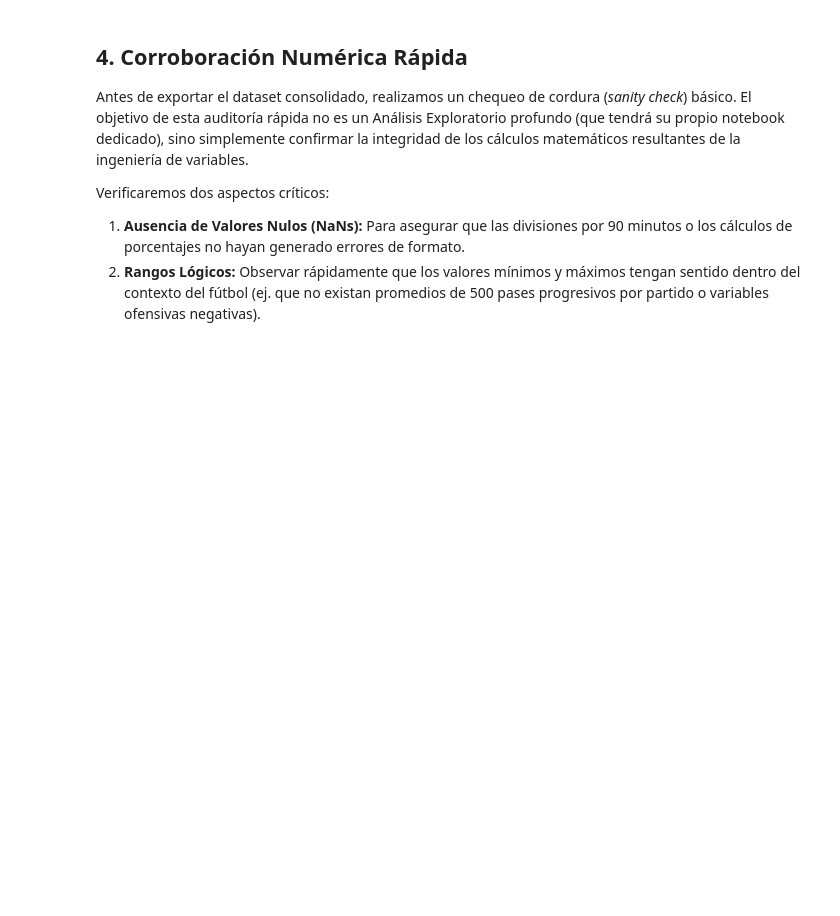
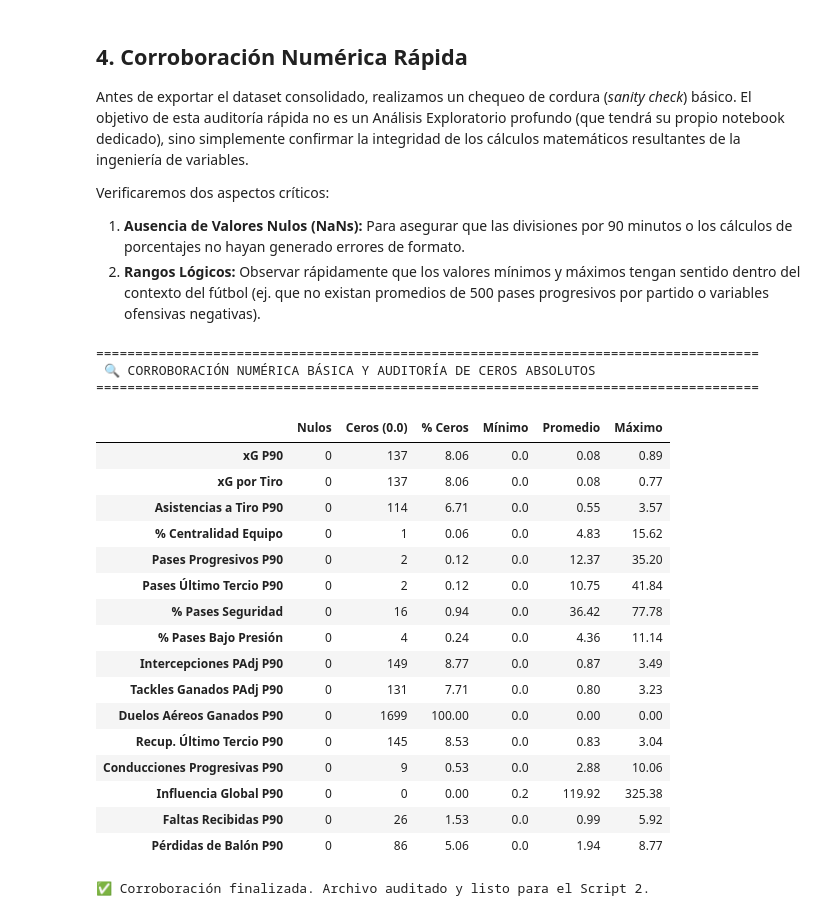
Before and after one commit to maximilianorivas17-commits/Futbol-scouting-con-IA-SOM, a Jupyter notebook: notebooks/v2_pipeline_avanzado/01_Descarga_e_Ingenieria_de_Variables.ipynb, the cells around one changed output. Drawn from its saved outputs; the diff is of its cells as text; code cells hidden in the pictures; blank space fills up the shorter version.

```diff
--- a/notebooks/v2_pipeline_avanzado/01_Descarga_e_Ingenieria_de_Variables.ipynb
+++ b/notebooks/v2_pipeline_avanzado/01_Descarga_e_Ingenieria_de_Variables.ipynb
@@ -333,7 +341,10 @@ for liga, ids in ligas_top.items():
 print(f"\n\n✅ Extracción finalizada. Total partidos reales analizados: {total_partidos_procesados}")
 print("Consolidando modelo global...")
 
-# --- FASE 2: REDUCCIÓN Y CONSOLIDACIÓN ---
+
+
+# --- FASE 2 CORREGIDA: REDUCCIÓN Y CONSOLIDACIÓN ---
+
 # Minutos
 df_min = pd.concat(lista_minutos)
 minutos_totales = df_min.groupby('player')['minute'].sum().reset_index().rename(columns={'minute': 'minutos_jugados'})
@@ -345,7 +356,7 @@ df_pos = pd.merge(df_pos, pases_partido, on='match_id')
 df_pos['pos_partido'] = (df_pos['pases'] / df_pos['totales']) * 100
 posesion_media = df_pos.groupby('team')['pos_partido'].mean().reset_index(name='posesion_media')
 
-# Estadísticas Generales
+# 🚨 AQUÍ ESTABA EL ERROR: Faltaba volver a declarar estas variables
 df_stats_all = pd.concat(lista_stats)
 cols_a_sumar = [
     'influencia_total', 'pases_totales', 'pases_progresivos', 'pases_ultimo_tercio',
@@ -354,15 +365,21 @@ cols_a_sumar = [
     'duelos_aereos_ganados', 'conducciones_prog', 'perdidas_balon', 'faltas_recibidas'
 ]
 
-# --- MODIFICADO: Agrupar manteniendo la info de liga y posición ---
-df_stats = df_stats_all.groupby(['player', 'team', 'competition_name', 'position_detail'])[cols_a_sumar].sum().reset_index()
+# 1. Obtenemos la "Posición Principal" (la que más veces jugó en la temporada)
+posiciones_principales = df_stats_all.groupby(['player', 'team', 'competition_name'])['position_detail'].agg(
+    lambda x: x.value_counts().index[0]
+).reset_index()
 
-# Si un jugador jugó en varias posiciones durante la temporada, nos quedamos con su registro principal para evitar duplicados
-df_stats = df_stats.drop_duplicates(subset=['player', 'team'], keep='first')
+# 2. Sumamos TODAS las métricas del jugador, sin importar en cuántas posiciones rotó
+df_stats = df_stats_all.groupby(['player', 'team', 'competition_name'])[cols_a_sumar].sum().reset_index()
+
+# 3. Unimos las métricas totales con su posición principal
+df_stats = pd.merge(df_stats, posiciones_principales, on=['player', 'team', 'competition_name'])
 
 # Cruce Maestro
 perfiles = pd.merge(df_stats, minutos_totales, on='player')
 perfiles = pd.merge(perfiles, posesion_media, on='team')
+
 
 # --- FASE 3: CÁLCULO DE LAS 16 VARIABLES DEFINITIVAS (Filtro >= 900 min) ---
 perfiles = perfiles[perfiles['minutos_jugados'] >= 900].copy()
@@ -438,36 +465,63 @@ Verificaremos dos aspectos críticos:
 # %%
 import pandas as pd
 from IPython.display import display
 
-print("="*60)
-print(" 🔍 CORROBORACIÓN NUMÉRICA BÁSICA")
-print("="*60)
+print("="*85)
+print(" 🔍 CORROBORACIÓN NUMÉRICA BÁSICA Y AUDITORÍA DE CEROS ABSOLUTOS")
+print("="*85)
 
 # Definir las 16 columnas analíticas
 columnas_modelo = [
     'xG P90', 'xG por Tiro', 'Asistencias a Tiro P90',
     '% Centralidad Equipo', 'Pases Progresivos P90', 'Pases Último Tercio P90',
     '% Pases Seguridad', '% Pases Bajo Presión',
     'Intercepciones PAdj P90', 'Tackles Ganados PAdj P90',
     'Duelos Aéreos Ganados P90', 'Recup. Último Tercio P90',
     'Conducciones Progresivas P90', 'Influencia Global P90',
     'Faltas Recibidas P90', 'Pérdidas de Balón P90'
 ]
 
 # Generar el resumen descriptivo
 resumen_rapido = df_modelo_final[columnas_modelo].describe().T
 
 # Agregar conteo de valores nulos
 resumen_rapido['Valores Nulos'] = df_modelo_final[columnas_modelo].isnull().sum()
 
-# Filtrar solo las columnas esenciales para una revisión rápida
-resumen_rapido = resumen_rapido[['Valores Nulos', 'min', 'mean', 'max']]
-resumen_rapido.columns = ['Nulos', 'Mínimo', 'Promedio', 'Máximo']
+# 🚨 NUEVO: Conteo de Ceros Absolutos y su Porcentaje
+total_jugadores = len(df_modelo_final)
+resumen_rapido['Ceros Absolutos'] = (df_modelo_final[columnas_modelo] == 0.0).sum()
+resumen_rapido['% Ceros'] = (resumen_rapido['Ceros Absolutos'] / total_jugadores) * 100
 
-# Mostrar la tabla
-display(resumen_rapido.round(3))
+# Filtrar y ordenar las columnas para una revisión rápida
+resumen_rapido = resumen_rapido[['Valores Nulos', 'Ceros Absolutos', '% Ceros', 'min', 'mean', 'max']]
+resumen_rapido.columns = ['Nulos', 'Ceros (0.0)', '% Ceros', 'Mínimo', 'Promedio', 'Máximo']
 
-print("\n✅ Corroboración finalizada. Archivo exportado y listo para el Script 2 (EDA Exhaustivo).")
+# Mostrar la tabla con formato a 2 decimales
+display(resumen_rapido.round(2))
+
+print("\n✅ Corroboración finalizada. Archivo auditado y listo para el Script 2.")
+# %% [output]
+=====================================================================================
+ 🔍 CORROBORACIÓN NUMÉRICA BÁSICA Y AUDITORÍA DE CEROS ABSOLUTOS
+=====================================================================================
+|  | Nulos | Ceros (0.0) | % Ceros | Mínimo | Promedio | Máximo |
+| xG P90 | 0 | 137 | 8.06 | 0.0 | 0.08 | 0.89 |
+| xG por Tiro | 0 | 137 | 8.06 | 0.0 | 0.08 | 0.77 |
+| Asistencias a Tiro P90 | 0 | 114 | 6.71 | 0.0 | 0.55 | 3.57 |
+| % Centralidad Equipo | 0 | 1 | 0.06 | 0.0 | 4.83 | 15.62 |
+| Pases Progresivos P90 | 0 | 2 | 0.12 | 0.0 | 12.37 | 35.20 |
+| Pases Último Tercio P90 | 0 | 2 | 0.12 | 0.0 | 10.75 | 41.84 |
+| % Pases Seguridad | 0 | 16 | 0.94 | 0.0 | 36.42 | 77.78 |
+| % Pases Bajo Presión | 0 | 4 | 0.24 | 0.0 | 4.36 | 11.14 |
+| Intercepciones PAdj P90 | 0 | 149 | 8.77 | 0.0 | 0.87 | 3.49 |
+| Tackles Ganados PAdj P90 | 0 | 131 | 7.71 | 0.0 | 0.80 | 3.23 |
+| Duelos Aéreos Ganados P90 | 0 | 1699 | 100.00 | 0.0 | 0.00 | 0.00 |
+| Recup. Último Tercio P90 | 0 | 145 | 8.53 | 0.0 | 0.83 | 3.04 |
+| Conducciones Progresivas P90 | 0 | 9 | 0.53 | 0.0 | 2.88 | 10.06 |
+| Influencia Global P90 | 0 | 0 | 0.00 | 0.2 | 119.92 | 325.38 |
+| Faltas Recibidas P90 | 0 | 26 | 1.53 | 0.0 | 0.99 | 5.92 |
+| Pérdidas de Balón P90 | 0 | 86 | 5.06 | 0.0 | 1.94 | 8.77 |
+✅ Corroboración finalizada. Archivo auditado y listo para el Script 2.
 # %%
 # Guardar el modelo ya procesado y limpio en tu Drive
 ruta_guardado = '/content/drive/MyDrive/dataset_perfiles_jugadores_1516.csv'
```
Also changed, not shown: parts of 4 cells of this notebook.
